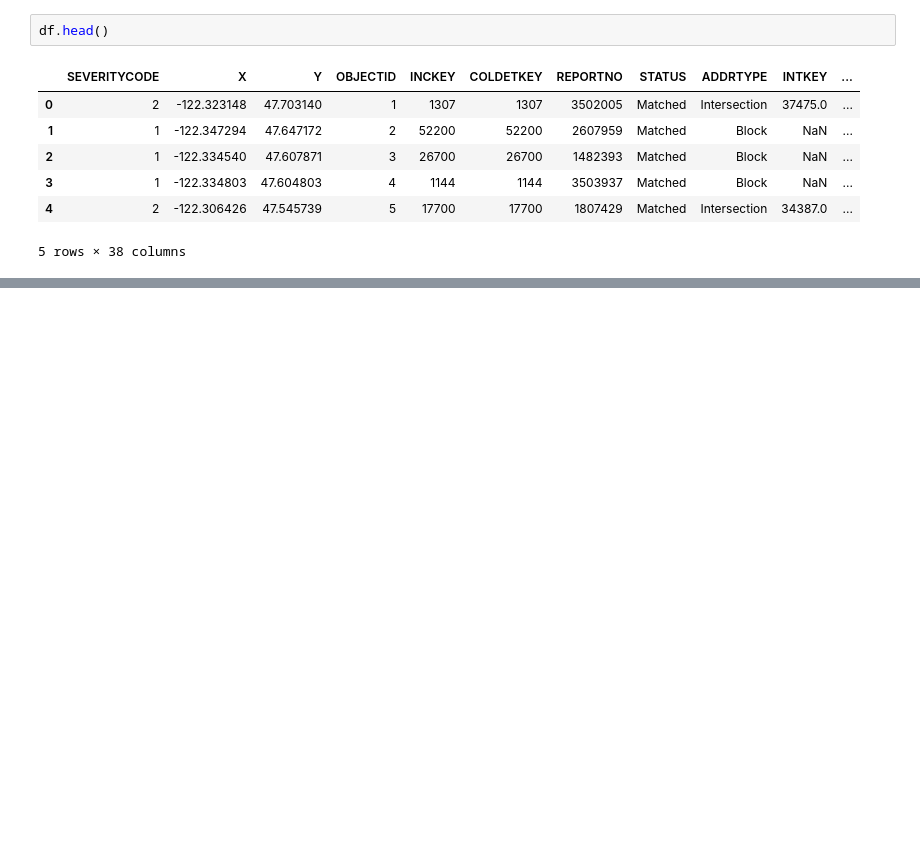
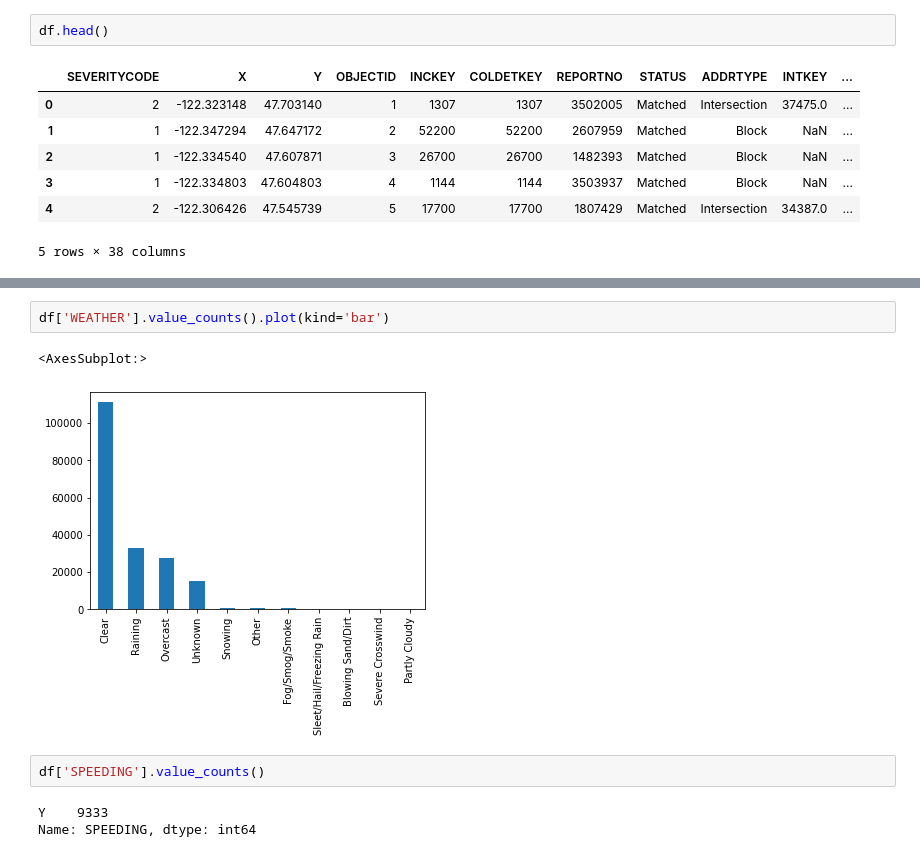
Before and after one commit to MaulikDave9/Coursera_Capstone, a Jupyter notebook: Capstone.ipynb, the cells around one changed output, grey strips where cells are left out. Cells and saved outputs as stored; diff of their text form; blank space fills up the shorter version.

```diff
--- a/Capstone.ipynb
+++ b/Capstone.ipynb
@@ -23,0 +73,10 @@ df.head()
+# %%
+df['WEATHER'].value_counts().plot(kind='bar')
+# %% [output]
+<AxesSubplot:>
+[figure, added]
+# %%
+df['SPEEDING'].value_counts()
+# %% [output]
+Y    9333
+Name: SPEEDING, dtype: int64
```
Also changed, not shown: parts of 8 cells of this notebook.
